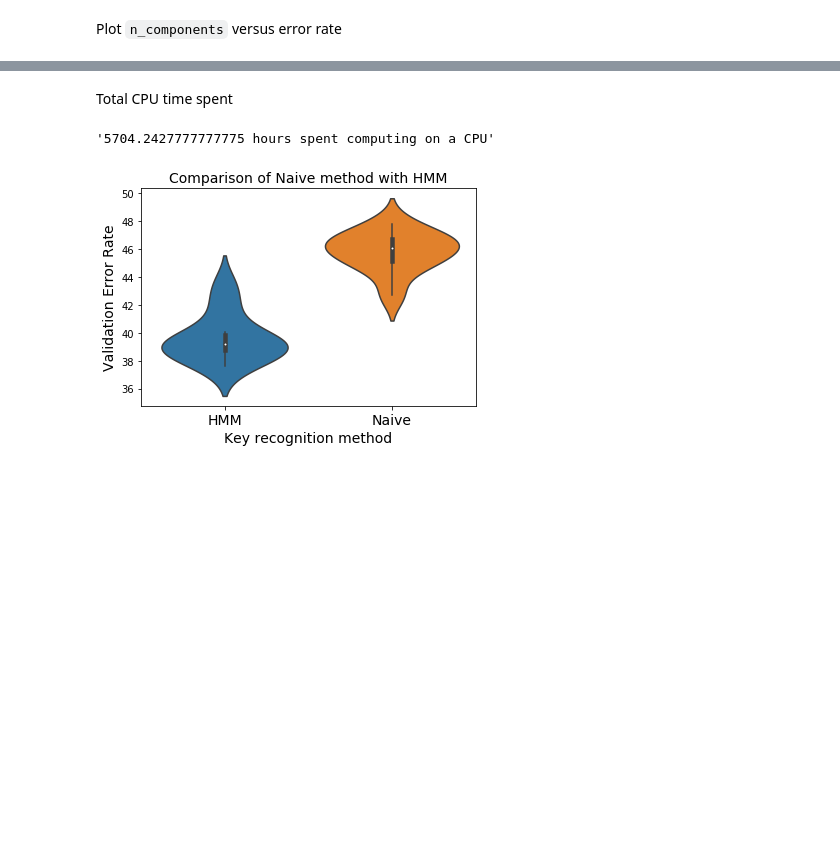
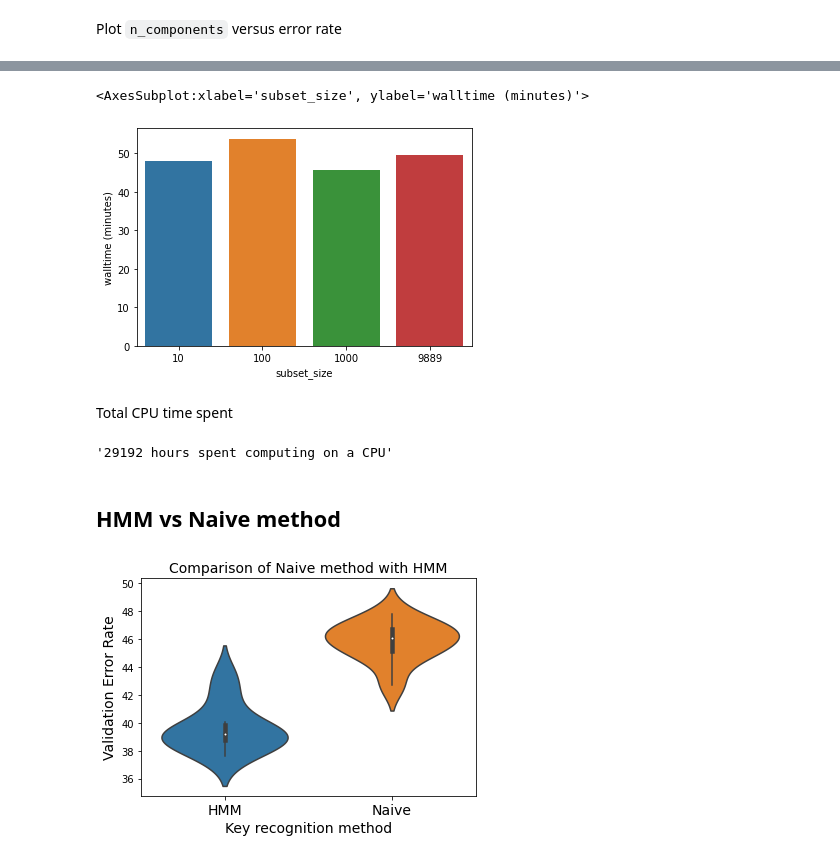
Before and after one commit to dunnkers/music-key-classification, a Jupyter notebook: src/peregrine_results.ipynb, the cells around one changed output, grey strips where cells are left out. Cells and saved outputs as stored; diff of their text form; code cells hidden in the pictures; blank space fills up the shorter version.

```diff
--- a/src/peregrine_results.ipynb
+++ b/src/peregrine_results.ipynb
@@ -64,9 +92,17 @@ plt.show()
+# %%
+sns.barplot(data=subsetdata, x='subset_size', y='walltime (minutes)')
+# %% [output]
+<AxesSubplot:xlabel='subset_size', ylabel='walltime (minutes)'>
+[figure, added]
 # %% [markdown]
 Total CPU time spent
 # %%
-f"{data['cputime (minutes)'].sum()/60} hours spent computing on a CPU"
+'{:.0f} hours spent computing on a CPU'.format(\
+    data['cputime (minutes)'].sum()/60)
 # %% [output]
-'5704.2427777777775 hours spent computing on a CPU'
+'29192 hours spent computing on a CPU'
+# %% [markdown]
+## HMM vs Naive method
 # %%
 hmm_method = data.loc[data.n_components == 2].error
 naive_method = [47.83, 46.01, 44.99, 46.81, 46.61, 46.11, 46.96, 42.71, 45.55, 44.64]
```
Also changed, not shown: parts of 5 cells of this notebook, 10 other files.
